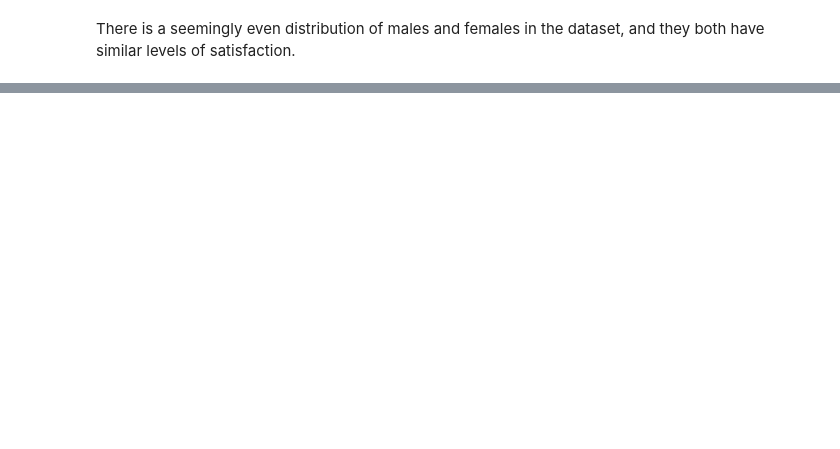
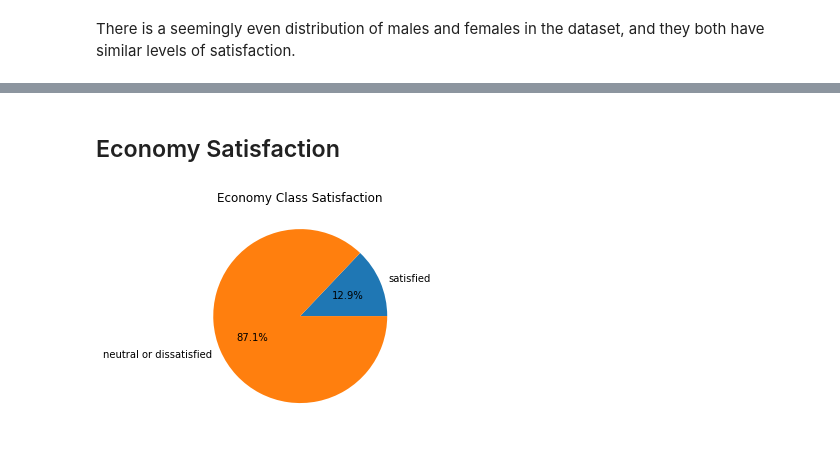
Before and after one commit to aidanlewilewi/322Project, a Jupyter notebook: eda.ipynb, the cells around one changed output, grey strips where cells are left out. Saved outputs shown, nothing was run; the diff lists cells and outputs as text; code cells hidden in the pictures; blank space fills up the shorter version.

```diff
--- a/eda.ipynb
+++ b/eda.ipynb
@@ -118,0 +125,29 @@ There is a seemingly even distribution of males and females in the dataset, and
+# %%
+classes = myutils.get_column(customerData.data, customerData.column_names, 'Class')
+
+totalEco = 0
+totalEcoPlus = 0
+totalBusiness = 0
+ecoCount = 0
+plusCount = 0
+businessCount = 0
+
+for i in range(len(customerData.data)):
+    if customerData.data[i][4] == 'Eco':
+        totalEco+= 1
+        if satisfaction[i] == 'satisfied':
+            ecoCount += 1
+    if customerData.data[i][4] == 'Eco Plus':
+        totalEcoPlus+= 1
+        if satisfaction[i] == 'satisfied':
+            plusCount += 1
+    if customerData.data[i][4] == 'Business':
+        totalBusiness += 1
+        if satisfaction[i] == 'satisfied':
+            businessCount += 1
+# %% [markdown]
+## Economy Satisfaction
+# %%
+plotutils.plot_pie_chart(['satisfied', 'neutral or dissatisfied'], [ecoCount, totalEco - ecoCount], 'Economy Class Satisfaction')
+# %% [output]
+[figure, added]
```
Also changed, not shown: parts of 16 cells of this notebook.
